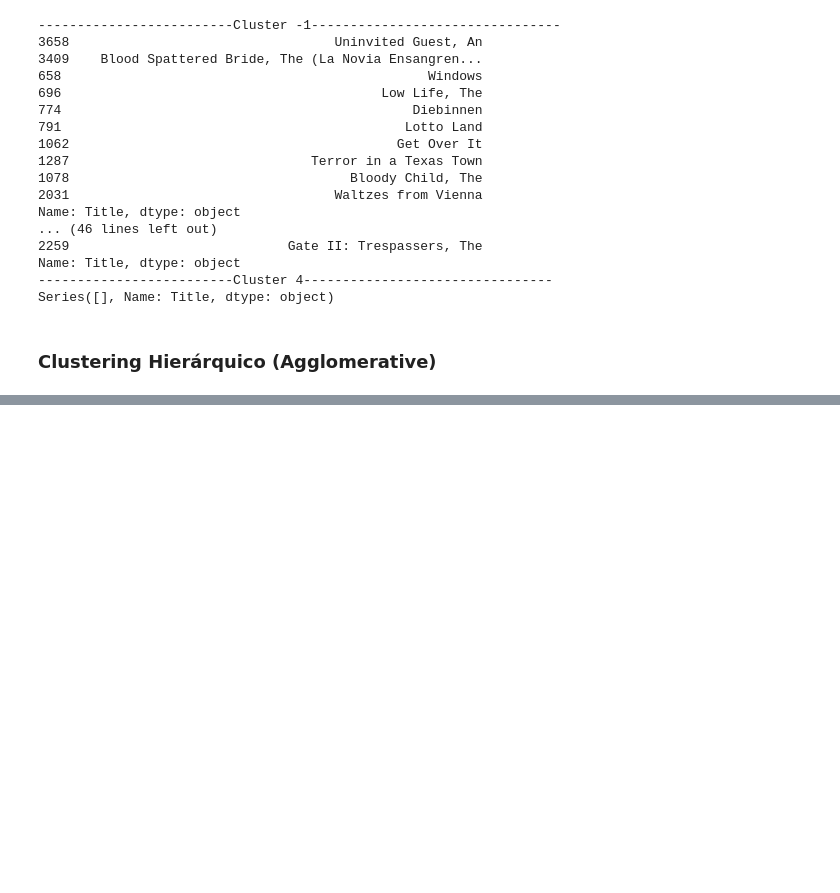
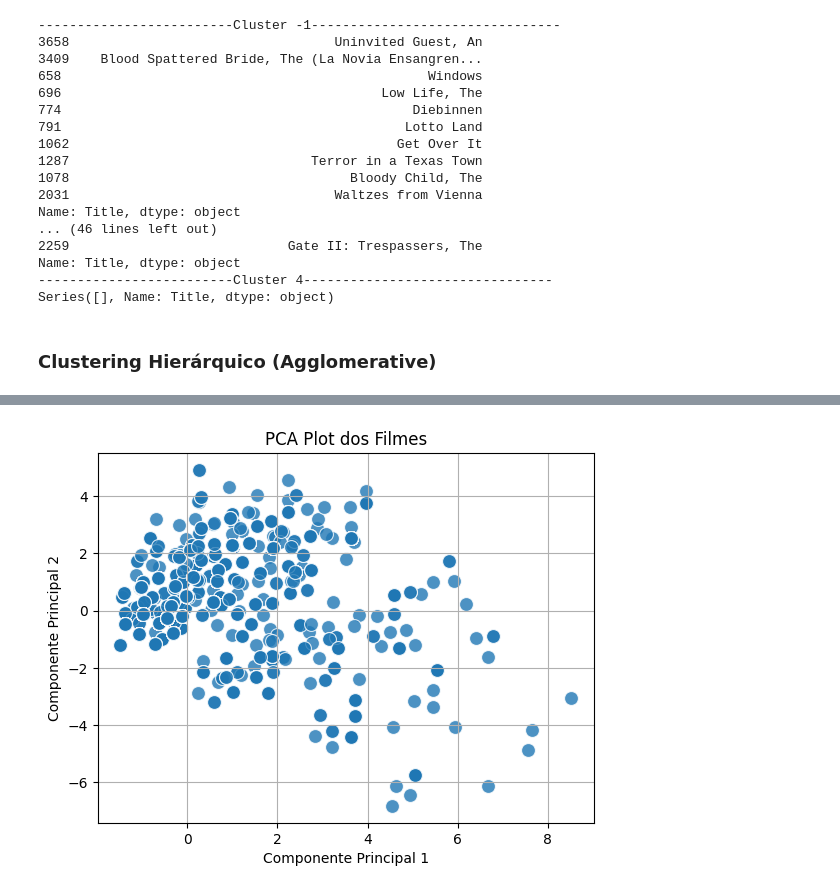
Before and after one commit to casalecchi/data-mining, a Jupyter notebook: movie.ipynb, the cells around one changed output, grey strips where cells are left out. Saved outputs shown, nothing was run; the diff lists cells and outputs as text; code cells hidden in the pictures; blank space fills up the shorter version.

Commit message:
finish, only left Conclusion

```diff
--- a/movie.ipynb
+++ b/movie.ipynb
@@ -363,0 +420,11 @@ Series([], Name: Title, dtype: object)
+# %%
+def filter_by_movie_id(movie_id):
+    movie_df = ratings[ratings['MovieID'] == movie_id]
+    min_date = movie_df['Timestamp'].min()
+    max_date = min_date + pd.DateOffset(months=1)
+    filtered = ratings[(ratings['Timestamp'] >= min_date) & (ratings['Timestamp'] < max_date) & (ratings['MovieID'] == movie_id)]
+    return filtered
+
+new_ratings = pd.DataFrame()
+for movie_id in ratings['MovieID'].unique():
+    new_ratings = pd.concat([new_ratings, filter_by_movie_id(movie_id)])
@@ -363,0 +435,9 @@ Series([], Name: Title, dtype: object)
+# %%
+average_ratings = new_ratings.groupby('MovieID')['Rating'].mean().reset_index()
+movie_rating = pd.merge(recent_movies, average_ratings, on='MovieID', how='left')
+movie_rating.head()
+movie_rating.dropna(axis=0, inplace=True)
+# %%
+movie_rating = create_genre_column(movie_rating)
+movie_rating.drop('Decade', axis=1, inplace=True)
+movie_rating.head()
@@ -363,0 +510,11 @@ Series([], Name: Title, dtype: object)
+# %%
+genres_columns = movie_rating.columns[4:]
+
+scaler = StandardScaler()
+genres_data_scaled = scaler.fit_transform(movie_rating[genres_columns])
+# Aplicando PCA para reduzir a dimensionalidade para 2 componentes principais
+pca = PCA(n_components=2)
+genres_pca = pca.fit_transform(genres_data_scaled)
+df_pca = pd.DataFrame(genres_pca, columns=['PC1', 'PC2'])
+mr_pca = pd.concat([movie_rating[['MovieID', 'Title', 'Year', 'Rating']], df_pca], axis=1)
+mr_pca
@@ -363,0 +535,9 @@ Series([], Name: Title, dtype: object)
+# %%
+sns.scatterplot(x='PC1', y='PC2', data=mr_pca, s=100, alpha=0.8)
+plt.title('PCA Plot dos Filmes')
+plt.xlabel('Componente Principal 1')
+plt.ylabel('Componente Principal 2')
+plt.grid(True)
+plt.show()
+# %% [output]
+[figure, added]
```
Also changed, not shown: parts of 25 cells of this notebook.
